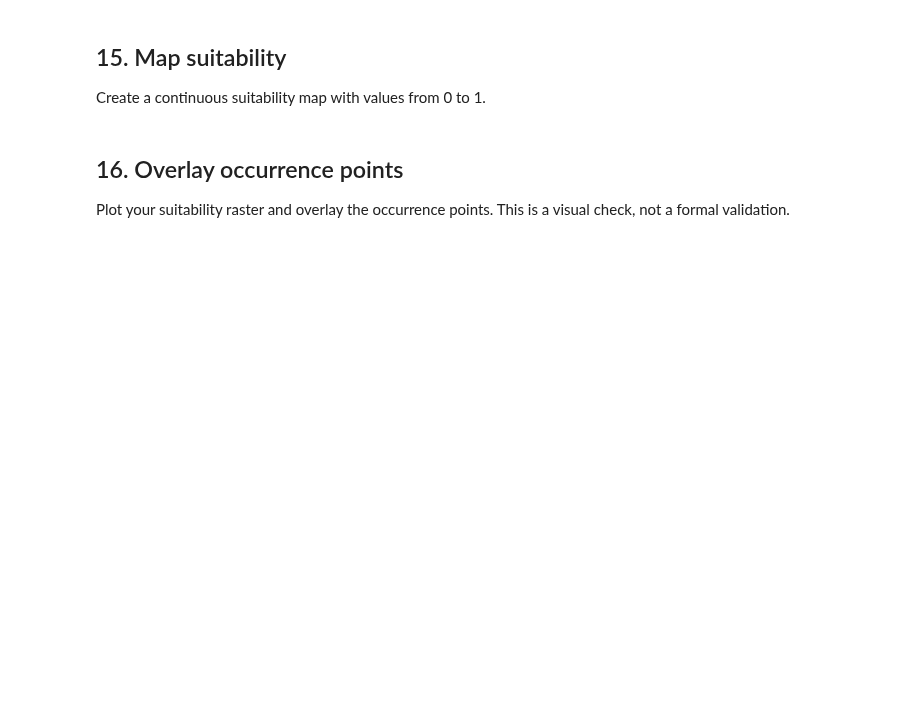
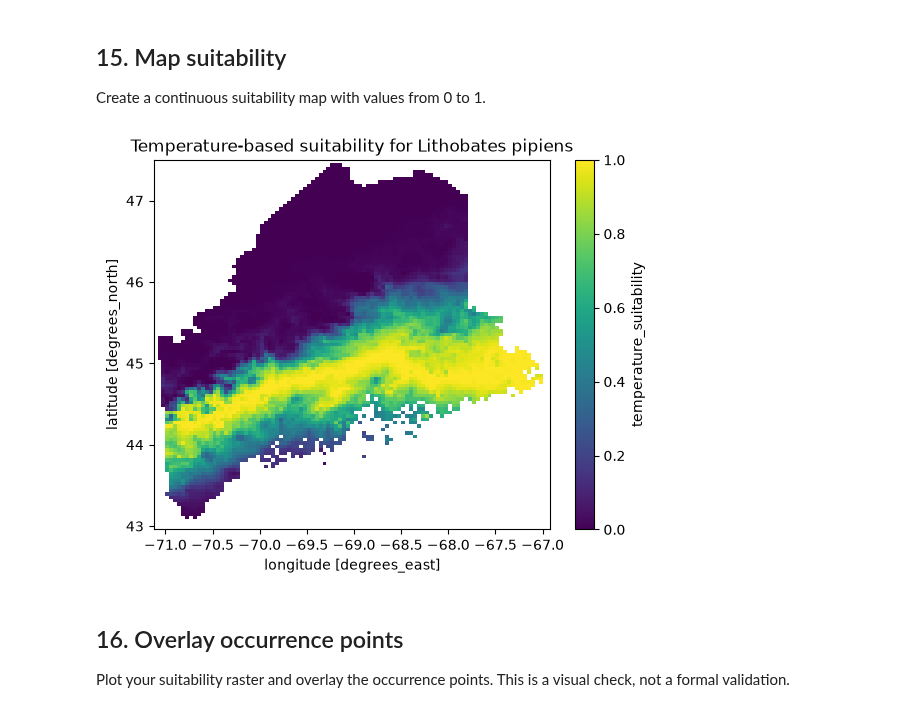
Before and after one commit to Gyrosigma/BIO597-SpatialBiodiversity, a Jupyter notebook: docs/assignments/Assignment-06-FirstPrinciplesSDM.ipynb, the cells around one changed output. Cells and saved outputs as stored; diff of their text form; code cells hidden in the pictures; blank space fills up the shorter version.

```diff
--- a/docs/assignments/Assignment-06-FirstPrinciplesSDM.ipynb
+++ b/docs/assignments/Assignment-06-FirstPrinciplesSDM.ipynb
@@ -118,3 +241,21 @@ Create `xarray.DataArray` objects for point longitude and latitude. Use `.sel(..
 # Add them to presence_gdf as bio1_c.
 # Drop records with missing bio1_c.
 # Rebuild point_x and point_y after dropping missing values.
+
+point_x = xr.DataArray(presence_gdf.geometry.x.values, dims="record")
+point_y = xr.DataArray(presence_gdf.geometry.y.values, dims="record")
+
+presence_temp = bio1_maine.sel(
+    x=point_x,
+    y=point_y,
+    method="nearest",
+)
+
+presence_gdf["bio1_c"] = presence_temp.values
+presence_gdf = presence_gdf.dropna(subset=["bio1_c"]).copy()
+
+# Rebuild these after dropping missing raster values so later extractions align.
+point_x = xr.DataArray(presence_gdf.geometry.x.values, dims="record")
+point_y = xr.DataArray(presence_gdf.geometry.y.values, dims="record")
+
+presence_gdf[["species", "decimalLongitude", "decimalLatitude", "bio1_c"]].head()
@@ -177,3 +389,15 @@ Apply your suitability function to every cell in the environmental raster. Keep
 # Use xr.apply_ufunc() to apply environmental_suitability to the raster.
 # Store the result as suitability.
 # Mask cells where the environmental raster is missing.
+
+suitability = xr.apply_ufunc(
+    environmental_suitability,
+    bio1_maine,
+    presence_mean,
+    presence_sd,
+)
+
+suitability = suitability.where(np.isfinite(bio1_maine))
+suitability = suitability.rio.write_crs(bio1_maine.rio.crs)
+suitability.name = "temperature_suitability"
+suitability
@@ -183,6 +425,11 @@ Apply your suitability function to every cell in the environmental raster. Keep
 Create a continuous suitability map with values from 0 to 1.
 # %%
 # Plot the suitability raster.
+suitability.plot(vmin=0, vmax=1, cmap="viridis")
+plt.title(f"Temperature-based suitability for {target_species}")
+plt.show()
+# %% [output]
+[figure, added]
 # %% [markdown]
 ## 16. Overlay occurrence points
 
```
Also changed, not shown: parts of 30 cells of this notebook.
